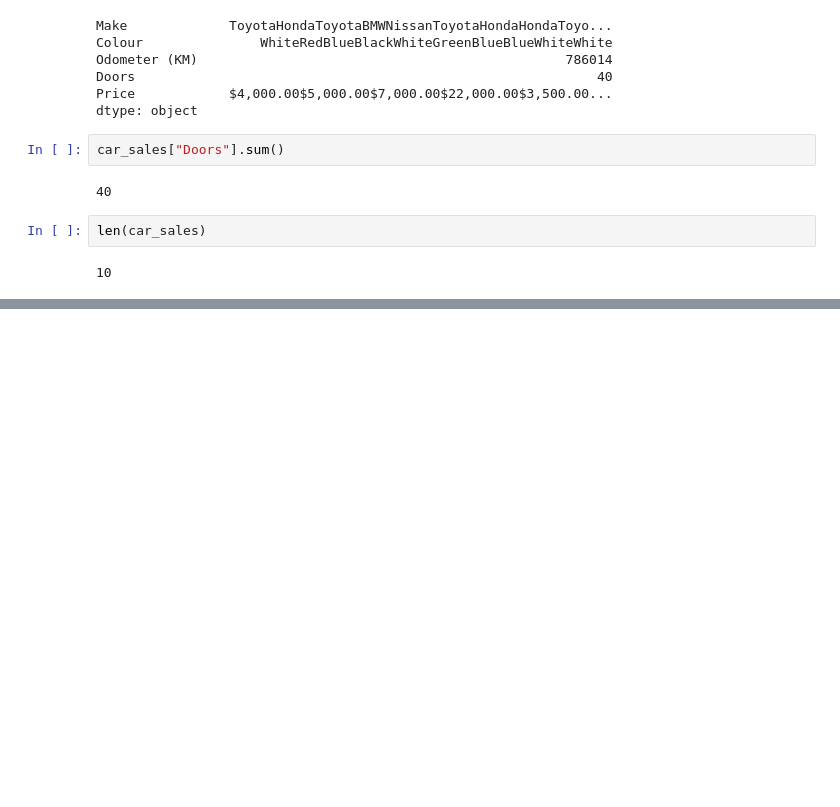
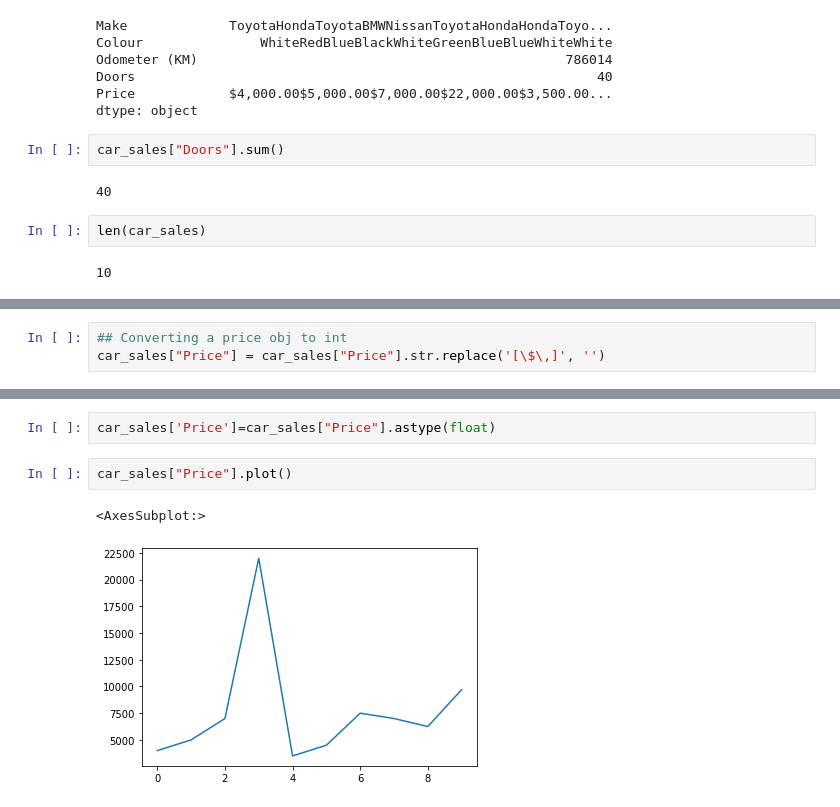
Before and after one commit to askvyas/Python-, a Jupyter notebook: Pandas/intro.ipynb, the cells around one changed output, grey strips where cells are left out. Cells and saved outputs as stored; diff of their text form; blank space fills up the shorter version.

```diff
--- a/Pandas/intro.ipynb
+++ b/Pandas/intro.ipynb
@@ -123,0 +294,3 @@ len(car_sales)
+# %%
+## Converting a price obj to int
+car_sales["Price"] = car_sales["Price"].str.replace('[\$\,]', '')
@@ -123,0 +311,7 @@ len(car_sales)
+# %%
+car_sales['Price']=car_sales["Price"].astype(float)
+# %%
+car_sales["Price"].plot()
+# %% [output]
+<AxesSubplot:>
+[figure, added]
```
Also changed, not shown: parts of 23 cells of this notebook.
